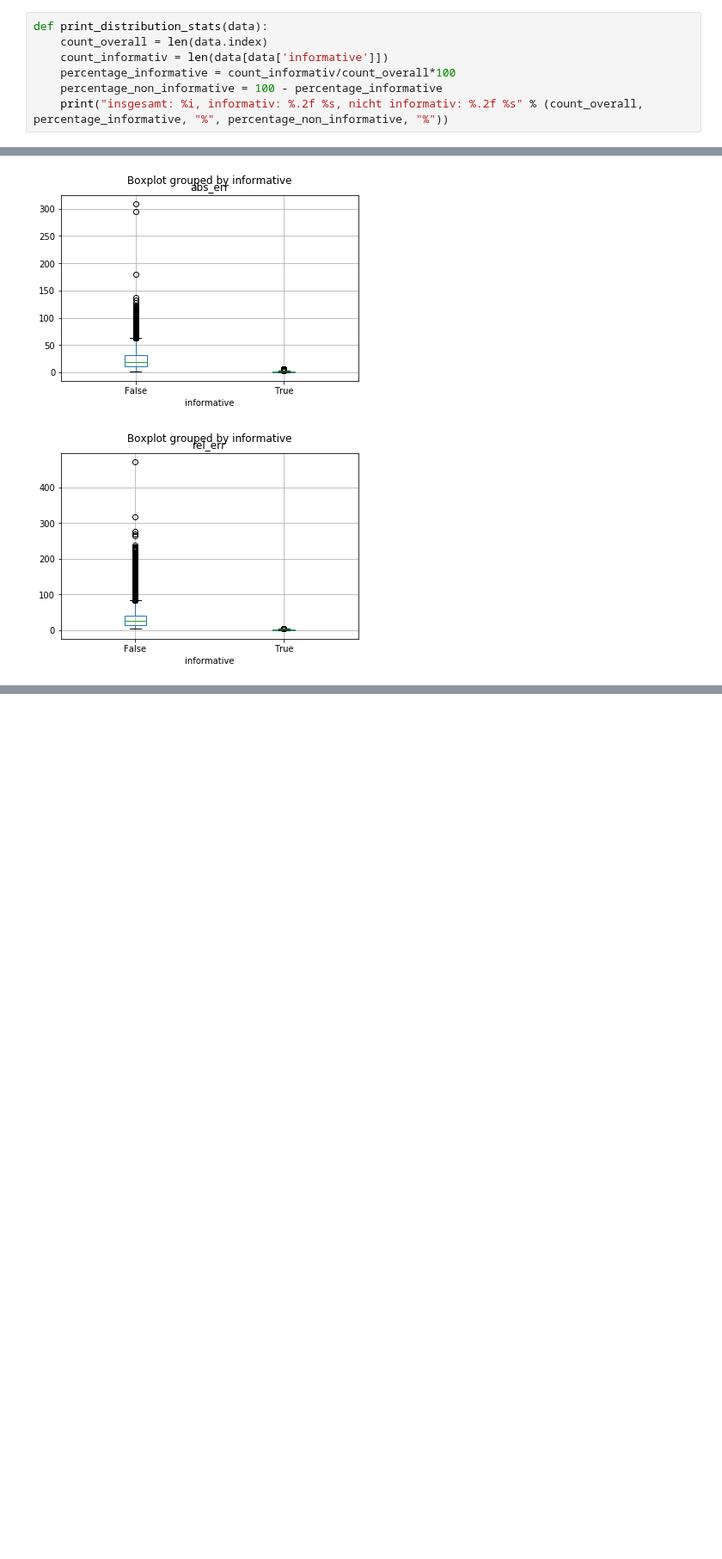
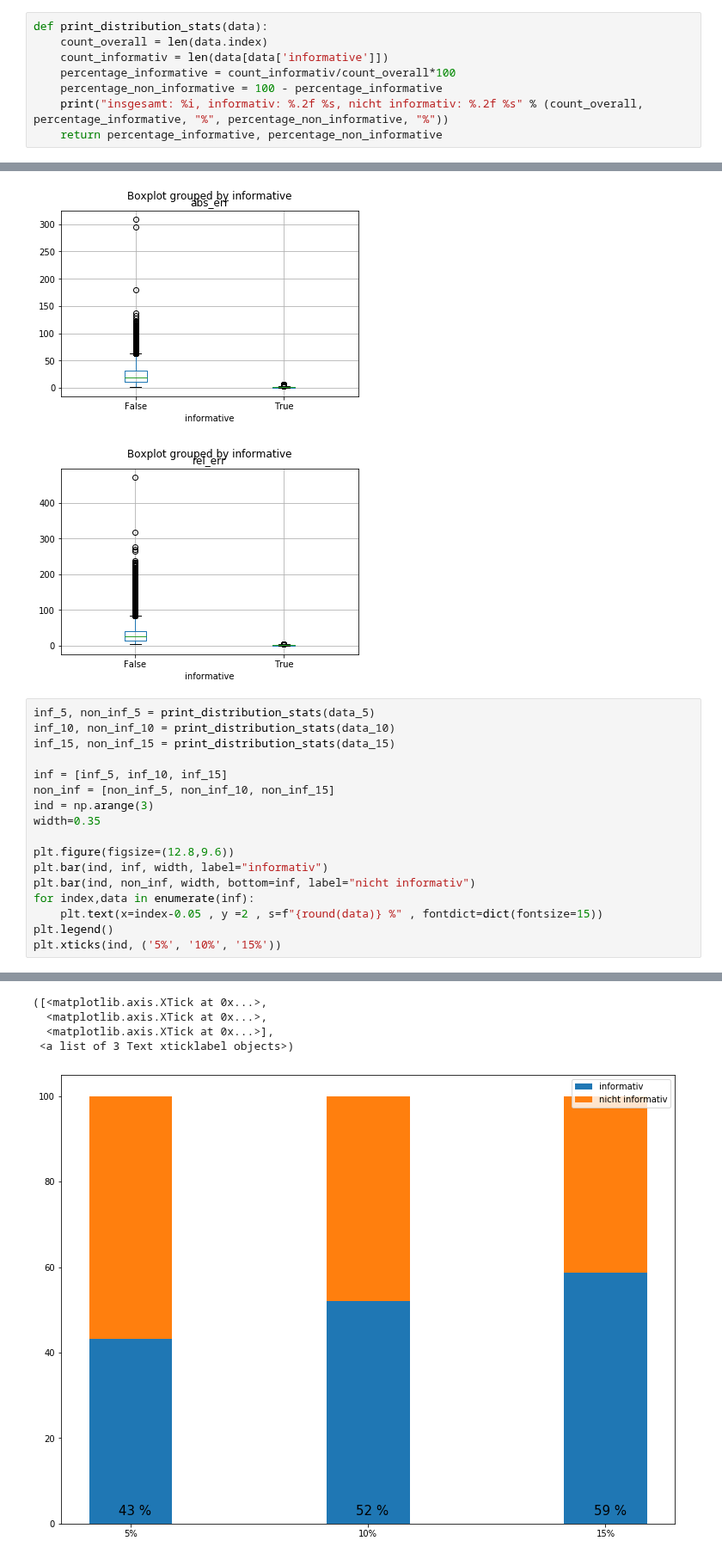
Before and after one commit to Zianor/Bachelorarbeit, a Jupyter notebook: Implementation/src/notebooks/label_investigation.ipynb, the cells around one changed output, grey strips where cells are left out. Shown at 86% size. Drawn from its saved outputs; the diff is of its cells as text; blank space fills up the shorter version.

Commit message:
feat: added label distribution of all sets

```diff
--- a/Implementation/src/notebooks/label_investigation.ipynb
+++ b/Implementation/src/notebooks/label_investigation.ipynb
@@ -59,6 +59,7 @@ def print_distribution_stats(data):
     percentage_informative = count_informativ/count_overall*100
     percentage_non_informative = 100 - percentage_informative
     print("insgesamt: %i, informativ: %.2f %s, nicht informativ: %.2f %s" % (count_overall, percentage_informative, "%", percentage_non_informative, "%"))
+    return percentage_informative, percentage_non_informative
 # %% [markdown]
 # 10 % / 5 bpm
 # %%
@@ -214,3 +218,21 @@ data_5.boxplot(column=['rel_err'],by='informative')
 <matplotlib.axes._subplots.AxesSubplot at 0x...>
 [figure]
 [figure]
+# %%
+inf_5, non_inf_5 = print_distribution_stats(data_5)
+inf_10, non_inf_10 = print_distribution_stats(data_10)
+inf_15, non_inf_15 = print_distribution_stats(data_15)
+
+inf = [inf_5, inf_10, inf_15]
+non_inf = [non_inf_5, non_inf_10, non_inf_15]
+ind = np.arange(3)
+width=0.35
+
+plt.figure(figsize=(12.8,9.6))
+plt.bar(ind, inf, width, label="informativ")
+plt.bar(ind, non_inf, width, bottom=inf, label="nicht informativ")
+for index,data in enumerate(inf):
+    plt.text(x=index-0.05 , y =2 , s=f"{round(data)} %" , fontdict=dict(fontsize=15))
+plt.legend()
+plt.xticks(ind, ('5%', '10%', '15%'))
+# %% [output]
@@ -216,0 +242,5 @@ data_5.boxplot(column=['rel_err'],by='informative')
+([<matplotlib.axis.XTick at 0x...>,
+  <matplotlib.axis.XTick at 0x...>,
+  <matplotlib.axis.XTick at 0x...>],
+ <a list of 3 Text xticklabel objects>)
+[figure, added]
```
Also changed, not shown: parts of 5 cells of this notebook.
